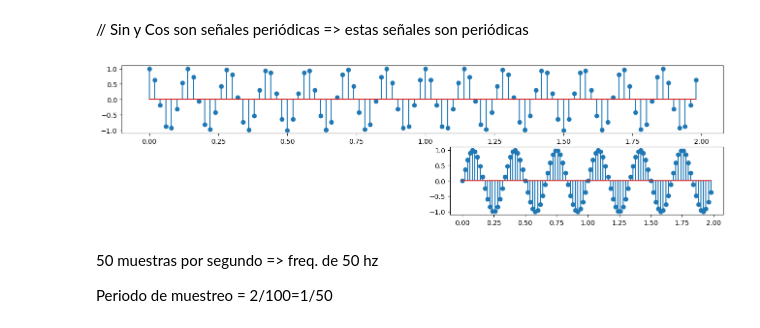
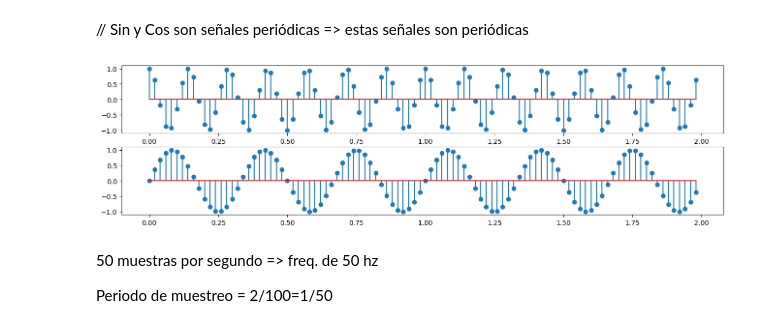
Before and after one commit to fdiezdev/procesamiento_senales, a Jupyter notebook: LabPS_02_2023.ipynb, the cells around one changed output. Saved outputs shown, nothing was run; the diff lists cells and outputs as text; code cells hidden in the pictures.

```diff
--- a/LabPS_02_2023.ipynb
+++ b/LabPS_02_2023.ipynb
@@ -30,7 +30,7 @@ M=100
 n=np.arange(M)
 print(n)
 
-tn=n/M*2 # 👁️ que esto es (n/M)*2
+tn=(n/M)*2
 print(tn)
 f=np.cos(2*np.pi*7*tn)
 g=np.sin(2*np.pi*3*tn)
@@ -58,15 +58,15 @@ g=np.sin(2*np.pi*3*tn)
 # %%
 
 plt.figure(figsize=(16,4))
 
 plt.subplot(211)
 plt.stem(tn,f) # primer arg -> tiempo, segundo argumento -> imagen (si no pongo el tn me va a ir de 0 a 100 por la cant de muestras)
 
-plt.subplot(224)
+plt.subplot(212)
 plt.stem(tn,g)
 plt.show()
 # %% [output]
-[figure, old version]
+[figure, new version]
 # %% [markdown]
 50 muestras por segundo => freq. de 50 hz
 
```
Also changed, not shown: 1 other file.
